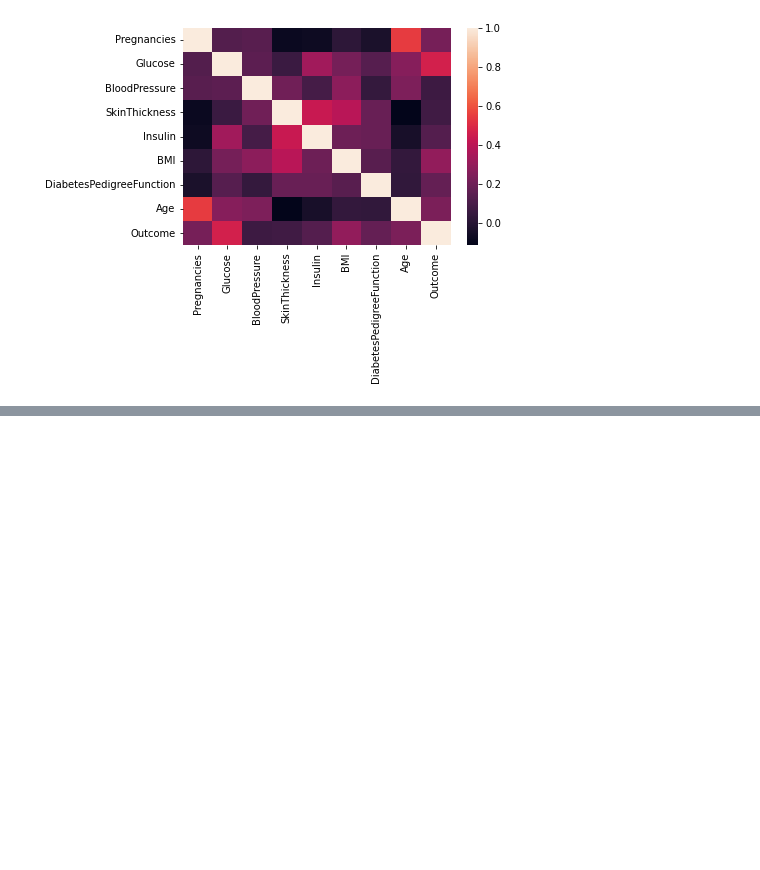
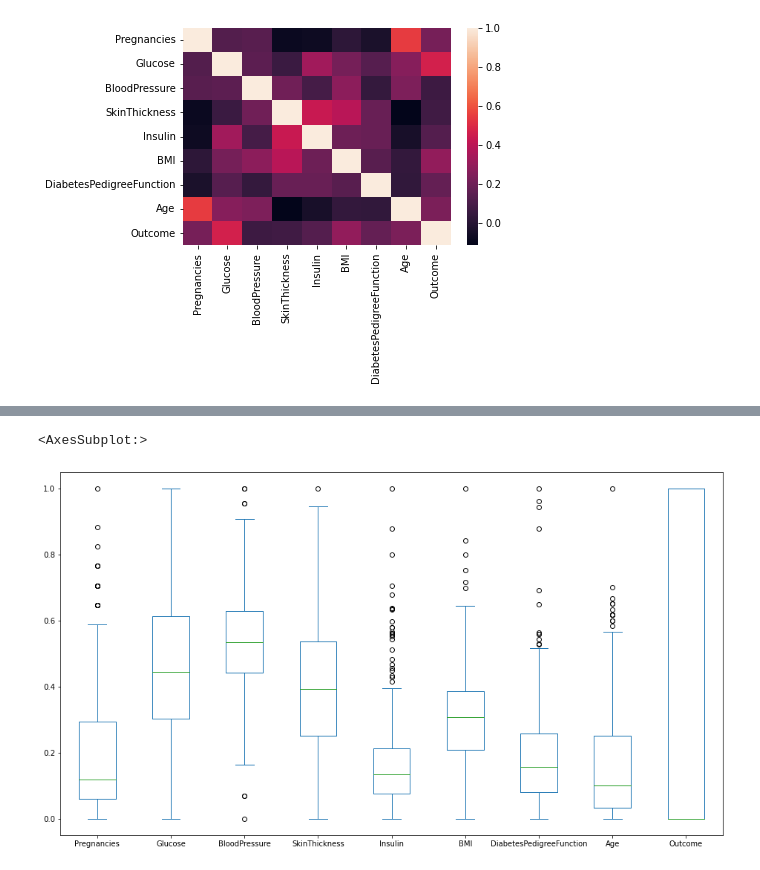
Before and after one commit to Evnsn/Kaggle, a Jupyter notebook: Kaggle/Competitions/Pima Indians/notebooks/main_notebook.ipynb, the cells around one changed output, grey strips where cells are left out. Saved outputs shown, nothing was run; the diff lists cells and outputs as text; code cells hidden in the pictures; blank space fills up the shorter version.

```diff
--- a/Kaggle/Competitions/Pima Indians/notebooks/main_notebook.ipynb
+++ b/Kaggle/Competitions/Pima Indians/notebooks/main_notebook.ipynb
@@ -110,0 +232,12 @@ for column in originale_data.columns:
+# %%
+df_scaling = df_missing_values.copy()
+
+# Min-max scaling
+from sklearn.preprocessing import MinMaxScaler
+min_max_scaler = MinMaxScaler()
+df_scaling[df_scaling.columns] = min_max_scaler.fit_transform(df_scaling[df_scaling.columns])
+# %%
+df_scaling.plot(kind='box', figsize=(16,9))
+# %% [output]
+<AxesSubplot:>
+[figure, added]
```
Also changed, not shown: parts of 15 cells of this notebook, 1 other file.
